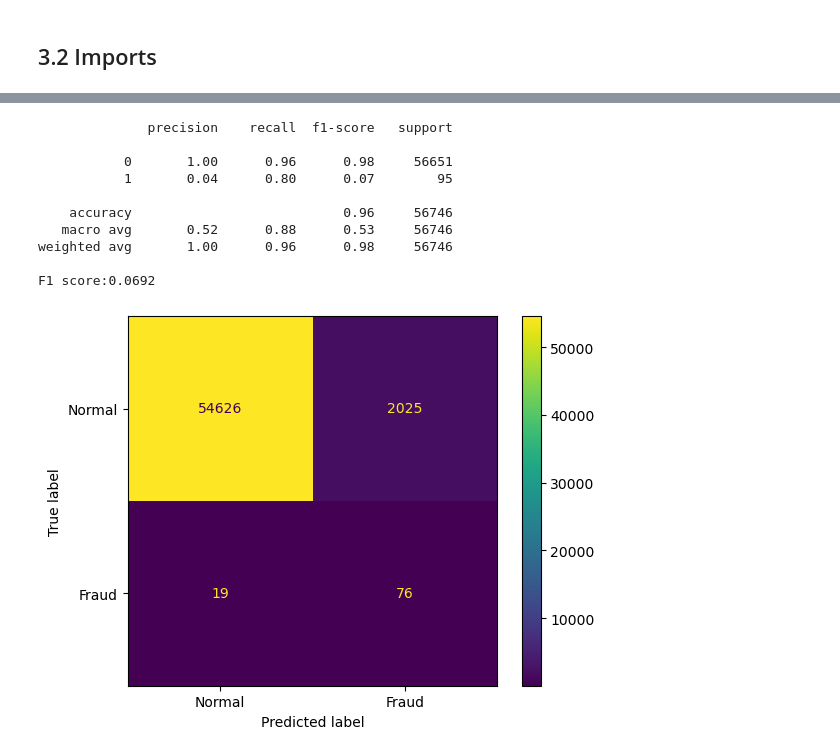
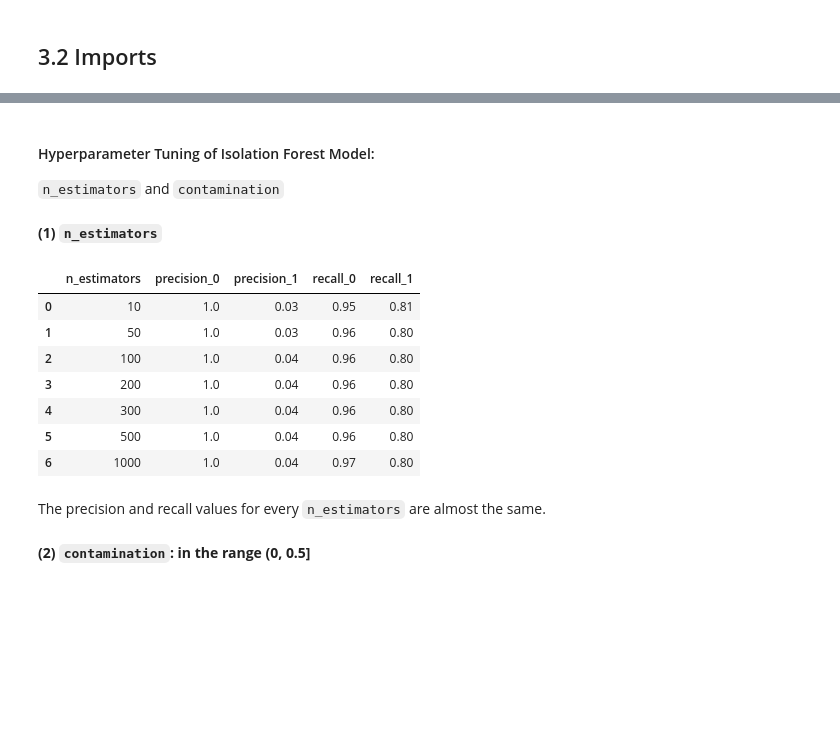
Before and after one commit to zxie9/Capstone-Project-Three, a Jupyter notebook: Notebooks/3. Modeling - Unsupervised.ipynb, the cells around one changed output, grey strips where cells are left out. Saved outputs shown, nothing was run; the diff lists cells and outputs as text; code cells hidden in the pictures; blank space fills up the shorter version.

```diff
--- a/Notebooks/3. Modeling - Unsupervised.ipynb
+++ b/Notebooks/3. Modeling - Unsupervised.ipynb
@@ -52,3 +44,12 @@ X_train, X_test, y_train, y_test = train_test_split(X, y, train_size = 0.8,
+# %%
+# Read from previous saved train and test data files
+train = pd.read_csv("../data/train.csv")
+test = pd.read_csv("../data/test.csv")
+
+X_train = train.drop(['Class'], axis=1)
+y_train = train['Class']
+X_test = test.drop(['Class'], axis=1)
+y_test = test['Class']
 # %%
 # Standard Scaling
 sc = StandardScaler()
@@ -69,20 +91,49 @@ y_pred[y_pred == -1] = 1
-# %%
-# Metrics
-print(classification_report(y_test, y_pred))
-print("F1 score:{0:.4f}".format(f1_score(y_test, y_pred, average='binary')))
-cm = confusion_matrix(y_test, y_pred)
-disp = ConfusionMatrixDisplay(confusion_matrix=cm, display_labels = ['Normal', 'Fraud'])
-disp.plot()
-plt.show()
-# %% [output]
-              precision    recall  f1-score   support
-
-           0       1.00      0.96      0.98     56651
-           1       0.04      0.80      0.07        95
-
-    accuracy                           0.96     56746
-   macro avg       0.52      0.88      0.53     56746
-weighted avg       1.00      0.96      0.98     56746
-
-F1 score:0.0692
-[figure, removed]
+# %% [markdown]
+#### Hyperparameter Tuning of Isolation Forest Model:
+`n_estimators` and `contamination`
+# %% [markdown]
+**(1) `n_estimators`**
+# %%
+precision_0 = []
+precision_1 = []
+recall_0 = []
+recall_1 = []
+
+ks = [10, 50, 100, 200, 300, 500, 1000]
+for k in ks:
+    clf = IsolationForest(n_estimators=k, random_state=0)
+    clf.fit(X_train)
+    y_pred = clf.predict(X_test)
+
+    y_pred[y_pred == 1] = 0
+    y_pred[y_pred == -1] = 1
+
+    p, r, f, s = precision_recall_fscore_support(y_test, y_pred)
+
+    precision_0.append(round(p[0], 3))
+    precision_1.append(round(p[1], 3))
+    recall_0.append(round(r[0], 3))
+    recall_1.append(round(r[1], 3))
+# %%
+# Combine all metric to a dataframe
+df_matrics = pd.DataFrame()
+df_matrics['n_estimators'] = ks
+df_matrics['precision_0'] = precision_0
+df_matrics['precision_1'] = precision_1
+df_matrics['recall_0'] = recall_0
+df_matrics['recall_1'] = recall_1
+
+df_matrics
+# %% [output]
+|  | n_estimators | precision_0 | precision_1 | recall_0 | recall_1 |
+| 0 | 10 | 1.0 | 0.03 | 0.95 | 0.81 |
+| 1 | 50 | 1.0 | 0.03 | 0.96 | 0.80 |
+| 2 | 100 | 1.0 | 0.04 | 0.96 | 0.80 |
+| 3 | 200 | 1.0 | 0.04 | 0.96 | 0.80 |
+| 4 | 300 | 1.0 | 0.04 | 0.96 | 0.80 |
+| 5 | 500 | 1.0 | 0.04 | 0.96 | 0.80 |
+| 6 | 1000 | 1.0 | 0.04 | 0.97 | 0.80 |
+# %% [markdown]
+The precision and recall values for every `n_estimators` are almost the same.
+# %% [markdown]
+**(2) `contamination`: in the range (0, 0.5]**
```
Also changed, not shown: parts of 26 cells of this notebook.
